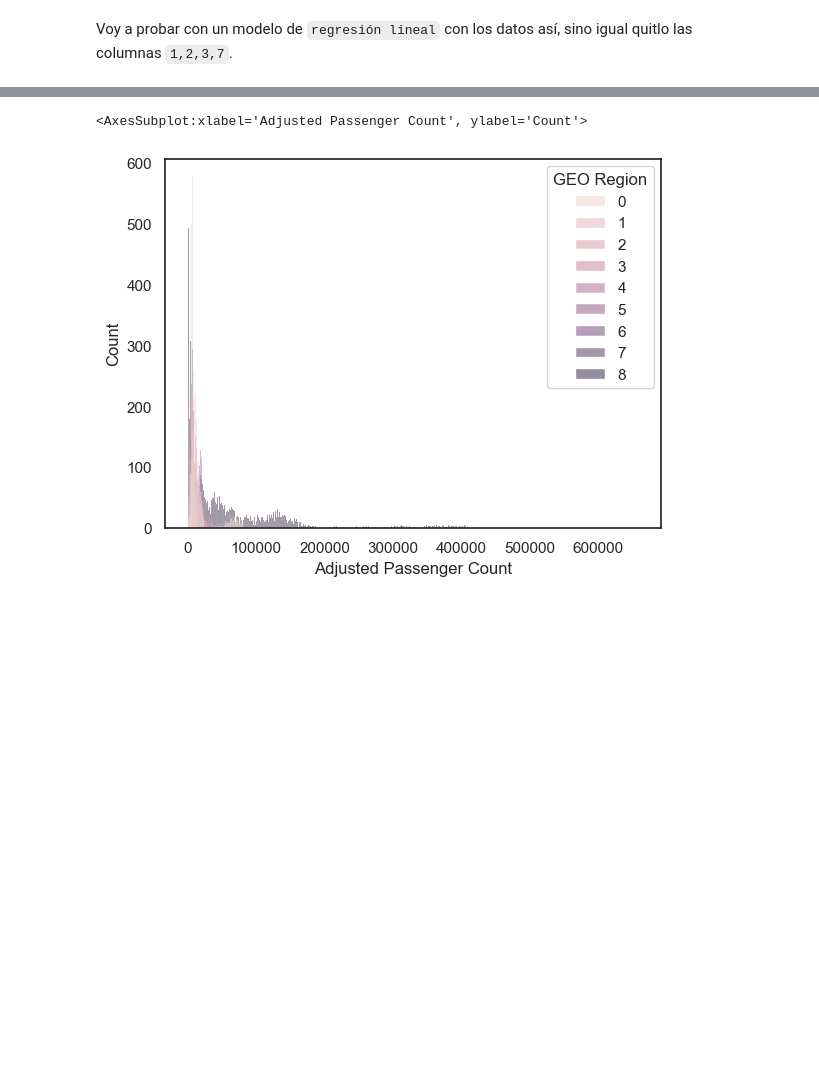
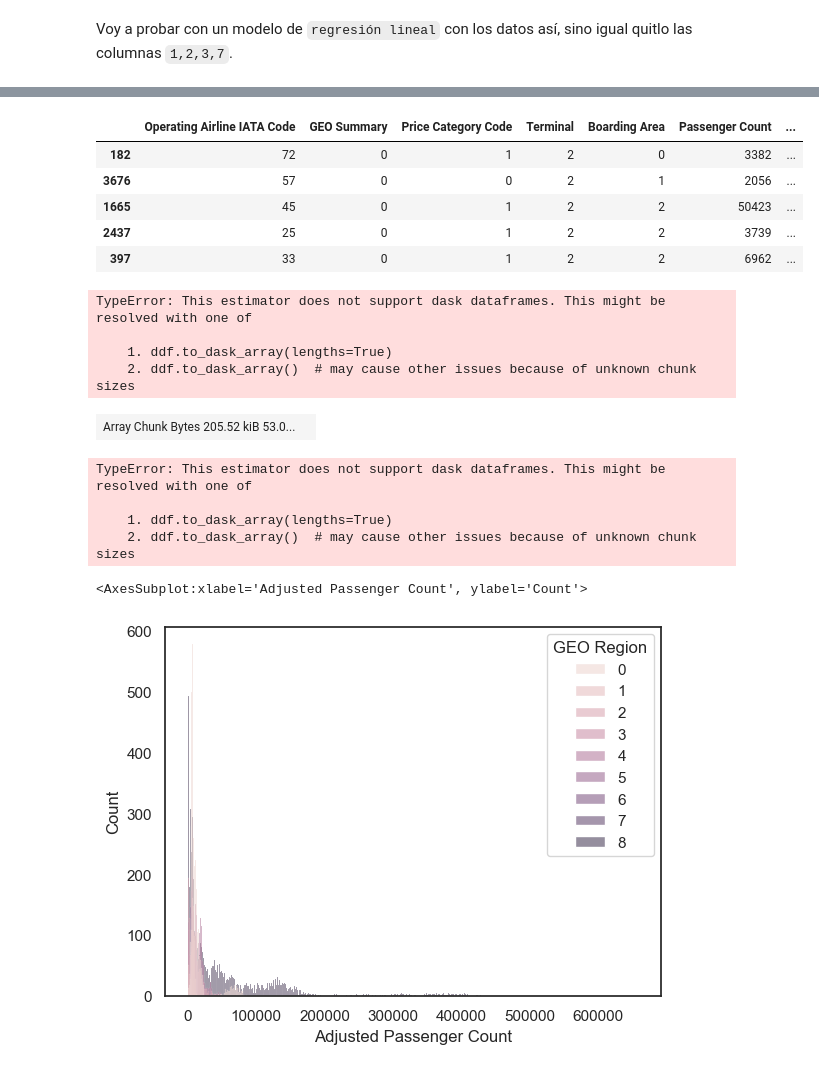
Before and after one commit to MiguelGG03/Final_Poject_PySpark, a Jupyter notebook: resultados/MachineLearning.ipynb, the cells around one changed output, grey strips where cells are left out. Saved outputs shown, nothing was run; the diff lists cells and outputs as text; code cells hidden in the pictures; blank space fills up the shorter version.

```diff
--- a/resultados/MachineLearning.ipynb
+++ b/resultados/MachineLearning.ipynb
@@ -203,0 +235,9 @@ X_train.shape, Y_train.shape, X_test.shape, Y_test.shape
+# %%
+Y_train.head()
+# %% [output]
+|  | Operating Airline IATA Code | GEO Summary | Price Category Code | Terminal | Boarding Area | Passenger Count | ... |
+| 182 | 72 | 0 | 1 | 2 | 0 | 3382 | ... |
+| 3676 | 57 | 0 | 0 | 2 | 1 | 2056 | ... |
+| 1665 | 45 | 0 | 1 | 2 | 2 | 50423 | ... |
+| 2437 | 25 | 0 | 1 | 2 | 2 | 3739 | ... |
+| 397 | 33 | 0 | 1 | 2 | 2 | 6962 | ... |
@@ -204,3 +246,22 @@ X_train.shape, Y_train.shape, X_test.shape, Y_test.shape
+# %%
+lr.fit(X_train,Y_train)
+# %% [output]
+TypeError: This estimator does not support dask dataframes. This might be resolved with one of
+
+    1. ddf.to_dask_array(lengths=True)
+    2. ddf.to_dask_array()  # may cause other issues because of unknown chunk sizes
+# %%
+X_train.to_dask_array(lengths=True)
+Y_train.to_dask_array(lengths=True)
+# %% [output]
+| Array Chunk Bytes 205.52 kiB 53.0... |  |
+# %%
+lr.fit(X_train,Y_train)
+# %% [output]
+TypeError: This estimator does not support dask dataframes. This might be resolved with one of
+
+    1. ddf.to_dask_array(lengths=True)
+    2. ddf.to_dask_array()  # may cause other issues because of unknown chunk sizes
 # %%
 sns.histplot(data=df, x="Adjusted Passenger Count", hue="GEO Region")
 # %% [output]
```
Also changed, not shown: parts of 22 cells of this notebook.
